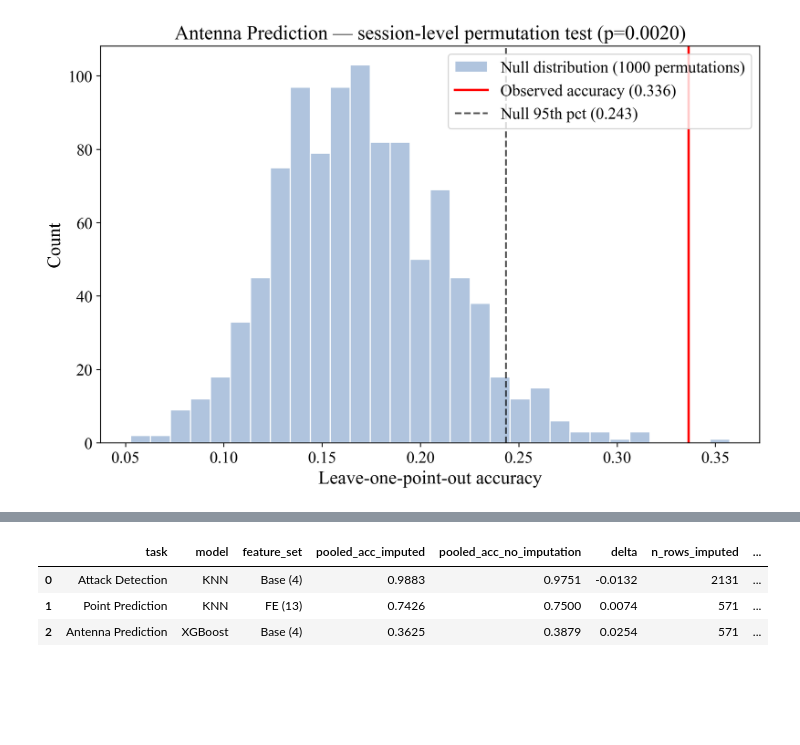
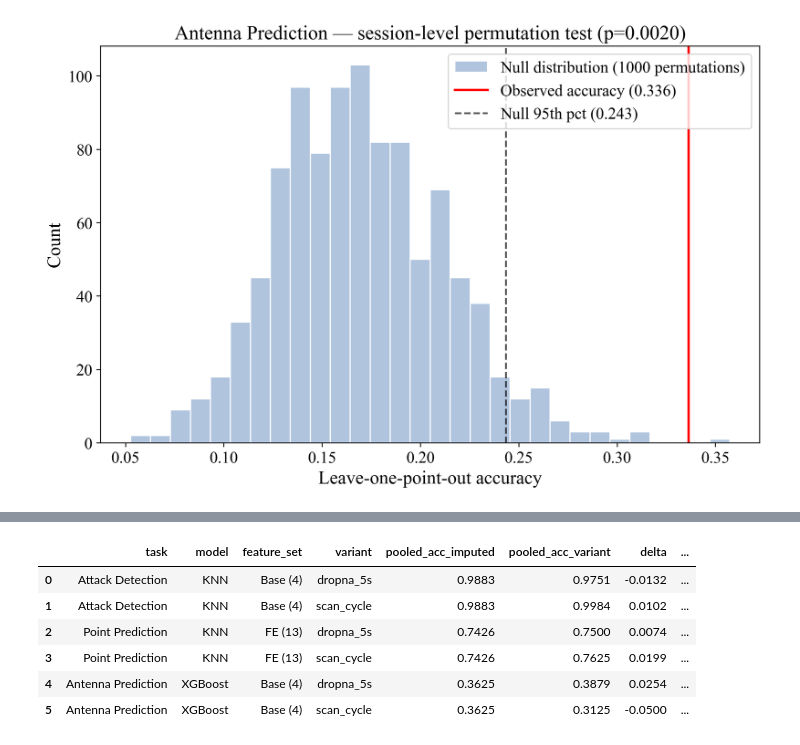
Before and after one commit to 99stealth/evil_twin_attack_detection_in_non_urban_terrain, a Jupyter notebook: notebooks/04_validation_robustness.ipynb, the cells around one changed output, grey strips where cells are left out. Cells and saved outputs as stored; diff of their text form; code cells hidden in the pictures; blank space fills up the shorter version.

```diff
--- a/notebooks/04_validation_robustness.ipynb
+++ b/notebooks/04_validation_robustness.ipynb
@@ -109,10 +131,12 @@ dev_mask_a = dataset["block"] <= 5
 test_mask_a = dataset["block"] == 6
 
 v1a_rows = []
+v1a_dev_scores = {}  # task -> {model: dev_pooled_acc}
 for task in ["attack", "point"]:
     spec = ep.TASKS[task]
     task_label = spec["label"]
     is_multiclass = task != "attack"
+    group_col = ep.PROTOCOLS["primary"].group_col_by_task[task]
 
     row_mask = spec["rows"](dataset)
     dev_mask = row_mask & dev_mask_a
@@ -120,12 +144,19 @@ for task in ["attack", "point"]:
 
     X_dev = dataset.loc[dev_mask, feat_cols_v1]
     y_dev = dataset.loc[dev_mask, spec["y_col"]]
-    groups_dev = dataset.loc[dev_mask, "block"].to_numpy()
+    groups_dev = dataset.loc[dev_mask, group_col].to_numpy()
     sessions_dev = dataset.loc[dev_mask, "session"].to_numpy()
 
     X_test = dataset.loc[test_mask, feat_cols_v1]
     y_test = dataset.loc[test_mask, spec["y_col"]]
     sessions_test = dataset.loc[test_mask, "session"].to_numpy()
+
+    # F1: rank models on dev only (no X_test/sessions_test passed in at all)
+    t0 = time.time()
+    best_on_dev, dev_scores = ep.select_best_model_on_dev(task, X_dev, y_dev, groups_dev, is_multiclass=is_multiclass)
+    v1a_dev_scores[task] = dev_scores
+    print(f"[V1a dev-ranking] {task_label:<20} selected_on_dev={best_on_dev} "
+          f"(dev pooled_acc={dev_scores[best_on_dev]:.3f}) ({time.time()-t0:.1f}s)")
 
     for model_name in ep.MODEL_CONFIGS:
         t0 = time.time()
@@ -136,6 +167,7 @@ for task in ["attack", "point"]:
         ci = ep.cluster_bootstrap_ci(y_test.to_numpy(), res["y_pred"], sessions_test, n_boot=2000, seed=0)
         v1a_rows.append({
             "task": task_label, "design": "V1a temporal (block 6 held out)", "model": model_name,
+            "selected_on_dev": model_name == best_on_dev, "dev_pooled_acc": dev_scores[model_name],
             "accuracy": res["pooled_acc"], "macro_f1": res["macro_f1"],
             "precision": res.get("precision"), "recall": res.get("recall"), "fpr": res.get("fpr"),
             "n_test_rows": res["n_test_rows"], "n_test_sessions": res["n_test_sessions"],
@@ -182,6 +212,7 @@ test_mask_b = dataset["session"].isin(test_session_ids)
 dev_mask_b = ~test_mask_b
 
 v1b_rows = []
+v1b_dev_scores = {}
 for task in ep.TASKS_ORDER:
     spec = ep.TASKS[task]
     task_label = spec["label"]
@@ -201,6 +232,12 @@ for task in ep.TASKS_ORDER:
     y_test = dataset.loc[test_mask, spec["y_col"]]
     sessions_test = dataset.loc[test_mask, "session"].to_numpy()
 
+    t0 = time.time()
+    best_on_dev, dev_scores = ep.select_best_model_on_dev(task, X_dev, y_dev, groups_dev, is_multiclass=is_multiclass)
+    v1b_dev_scores[task] = dev_scores
+    print(f"[V1b dev-ranking] {task_label:<20} selected_on_dev={best_on_dev} "
+          f"(dev pooled_acc={dev_scores[best_on_dev]:.3f}) ({time.time()-t0:.1f}s)")
+
     for model_name in ep.MODEL_CONFIGS:
         t0 = time.time()
         res = ep.locked_holdout_eval(
@@ -210,6 +247,7 @@ for task in ep.TASKS_ORDER:
         ci = ep.cluster_bootstrap_ci(y_test.to_numpy(), res["y_pred"], sessions_test, n_boot=2000, seed=0)
         v1b_rows.append({
             "task": task_label, "design": "V1b balanced session hold-out", "model": model_name,
+            "selected_on_dev": model_name == best_on_dev, "dev_pooled_acc": dev_scores[model_name],
             "accuracy": res["pooled_acc"], "macro_f1": res["macro_f1"],
             "precision": res.get("precision"), "recall": res.get("recall"), "fpr": res.get("fpr"),
             "n_test_rows": res["n_test_rows"], "n_test_sessions": res["n_test_sessions"],
@@ -652,10 +759,17 @@ rows.
 # %%
-raw_noimpute = ep.load_raw()
-dataset_noimpute, info_noimpute = ep.build_dataset(raw_noimpute, freq="5s", impute="none")
-dataset_noimpute = ep.add_fe(dataset_noimpute)
+raw_v7 = ep.load_raw()
 
-print(f"Imputed dataset:    {info.n_rows} rows, {info.n_attack_rows} attack rows, {info.n_sessions_attack} attack sessions")
-print(f"No-imputation:      {info_noimpute.n_rows} rows, {info_noimpute.n_attack_rows} attack rows, {info_noimpute.n_sessions_attack} attack sessions")
+dataset_dropna, info_dropna = ep.build_dataset(raw_v7, freq="5s", impute="none")
+dataset_dropna = ep.add_fe(dataset_dropna)
+
+dataset_scancycle, info_scancycle = ep.build_dataset_scan_cycle(raw_v7, tolerance_seconds=3.6)
+dataset_scancycle = ep.add_fe(dataset_scancycle)
+
+print(f"Imputed (main) dataset: {info.n_rows} rows, {info.n_attack_rows} attack rows, {info.n_sessions_attack} attack sessions")
+print(f"dropna_5s variant:      {info_dropna.n_rows} rows, {info_dropna.n_attack_rows} attack rows, {info_dropna.n_sessions_attack} attack sessions")
+print(f"scan_cycle variant:     {info_scancycle.n_rows} rows, {info_scancycle.n_attack_rows} attack rows, {info_scancycle.n_sessions_attack} attack sessions")
+
+VARIANTS = {"dropna_5s": (dataset_dropna, info_dropna), "scan_cycle": (dataset_scancycle, info_scancycle)}
 
 noimpute_rows = []
 for task in ep.TASKS_ORDER:
@@ -664,24 +778,28 @@ for task in ep.TASKS_ORDER:
     model_name, fs_label = TASK_WINNERS[task]
     feat_cols = ep.FEATURES_BASE if fs_label.startswith("Base") else ep.FEATURES_FE
     is_multiclass = task != "attack"
+    imputed_acc = table1_df.loc[model_name, f"{task_label} Pooled Acc ({'Base' if fs_label.startswith('Base') else 'FE'})"]
 
-    sub_ni = dataset_noimpute[spec["rows"](dataset_noimpute)].reset_index(drop=True)
-    X_ni, y_ni = sub_ni[feat_cols], sub_ni[spec["y_col"]]
-    outer_cv_ni, groups_ni = ep.get_outer_cv_and_groups("primary", task, sub_ni)
+    for variant_name, (variant_dataset, variant_info) in VARIANTS.items():
+        sub_v = variant_dataset[spec["rows"](variant_dataset)].reset_index(drop=True)
+        X_v, y_v = sub_v[feat_cols], sub_v[spec["y_col"]]
+        outer_cv_v, groups_v = ep.get_outer_cv_and_groups("primary", task, sub_v)
 
-    t0 = time.time()
-    res_ni = ep.nested_cv(model_name, X_ni, y_ni, groups_ni, outer_cv_ni, ep.group_kfold_inner_factory(5), is_multiclass=is_multiclass)
-    summ_ni = ep.summarize(res_ni, task)
+        t0 = time.time()
+        res_v = ep.nested_cv(model_name, X_v, y_v, groups_v, outer_cv_v, ep.group_kfold_inner_factory(5), is_multiclass=is_multiclass)
+        summ_v = ep.summarize(res_v, task)
 
-    imputed_acc = table1_df.loc[model_name, f"{task_label} Pooled Acc ({'Base' if fs_label.startswith('Base') else 'FE'})"]
-    noimpute_rows.append({
-        "task": task_label, "model": model_name, "feature_set": fs_label,
-        "pooled_acc_imputed": imputed_acc, "pooled_acc_no_imputation": summ_ni["pooled_acc"],
-        "delta": summ_ni["pooled_acc"] - imputed_acc,
-        "n_rows_imputed": info.n_rows if task == "attack" else info.n_attack_rows,
-        "n_rows_no_imputation": info_noimpute.n_rows if task == "attack" else info_noimpute.n_attack_rows,
-    })
-    print(f"[V7] {task_label:<20} {model_name:<20} imputed={imputed_acc:.3f} no-imputation={summ_ni['pooled_acc']:.3f} ({time.time()-t0:.1f}s)")
+        noimpute_rows.append({
+            "task": task_label, "model": model_name, "feature_set": fs_label, "variant": variant_name,
+            "pooled_acc_imputed": imputed_acc, "pooled_acc_variant": summ_v["pooled_acc"],
+            "delta": summ_v["pooled_acc"] - imputed_acc,
+            "n_rows_imputed": info.n_rows if task == "attack" else info.n_attack_rows,
+            "n_rows_variant": variant_info.n_rows if task == "attack" else variant_info.n_attack_rows,
+            "n_attack_sessions_imputed": info.n_sessions_attack,
+            "n_attack_sessions_variant": variant_info.n_sessions_attack,
+        })
+        print(f"[V7 {variant_name:<10}] {task_label:<20} {model_name:<20} "
+              f"imputed={imputed_acc:.3f} variant={summ_v['pooled_acc']:.3f} ({time.time()-t0:.1f}s)")
 
 no_imputation_df = pd.DataFrame(noimpute_rows)
 no_imputation_df.to_csv(RESULTS_DIR / "no_imputation_variant.csv", index=False)
@@ -695,4 +817,7 @@ No-imputation:      442 rows, 116 attack rows, 37 attack sessions
-|  | task | model | feature_set | pooled_acc_imputed | pooled_acc_no_imputation | delta | n_rows_imputed | ... |
-| 0 | Attack Detection | KNN | Base (4) | 0.9883 | 0.9751 | -0.0132 | 2131 | ... |
-| 1 | Point Prediction | KNN | FE (13) | 0.7426 | 0.7500 | 0.0074 | 571 | ... |
-| 2 | Antenna Prediction | XGBoost | Base (4) | 0.3625 | 0.3879 | 0.0254 | 571 | ... |
+|  | task | model | feature_set | variant | pooled_acc_imputed | pooled_acc_variant | delta | ... |
+| 0 | Attack Detection | KNN | Base (4) | dropna_5s | 0.9883 | 0.9751 | -0.0132 | ... |
+| 1 | Attack Detection | KNN | Base (4) | scan_cycle | 0.9883 | 0.9984 | 0.0102 | ... |
+| 2 | Point Prediction | KNN | FE (13) | dropna_5s | 0.7426 | 0.7500 | 0.0074 | ... |
+| 3 | Point Prediction | KNN | FE (13) | scan_cycle | 0.7426 | 0.7625 | 0.0199 | ... |
+| 4 | Antenna Prediction | XGBoost | Base (4) | dropna_5s | 0.3625 | 0.3879 | 0.0254 | ... |
+| 5 | Antenna Prediction | XGBoost | Base (4) | scan_cycle | 0.3625 | 0.3125 | -0.0500 | ... |
```
Also changed, not shown: parts of 27 cells of this notebook, 26 other files.
